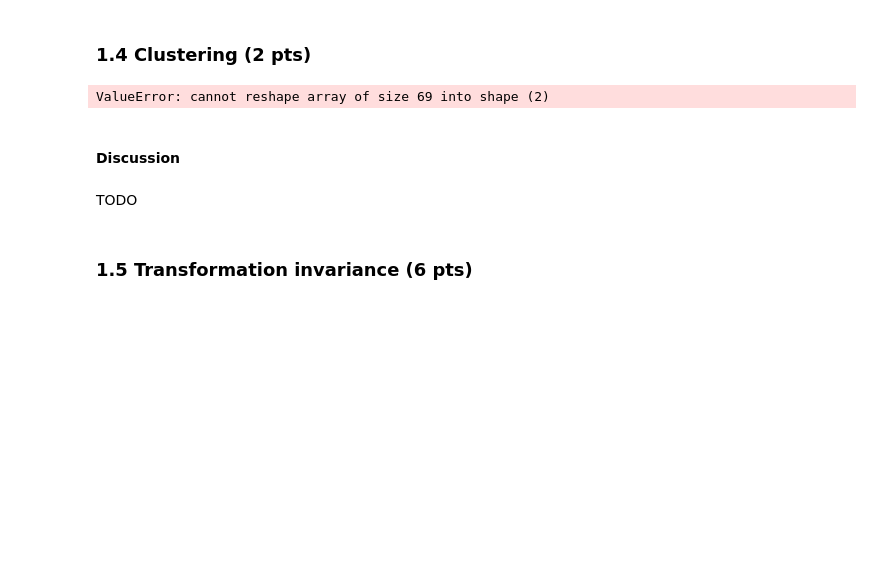
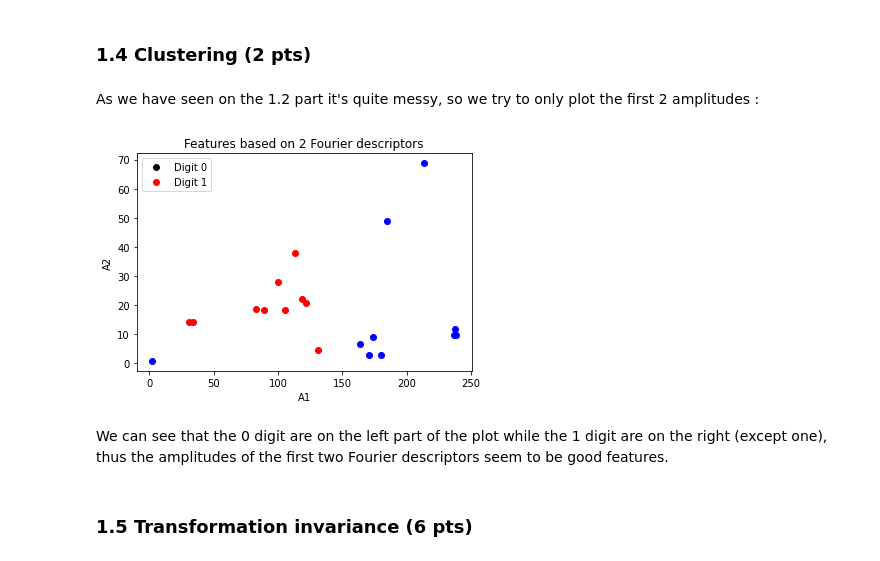
Before and after one commit to rinoago/iapr, a Jupyter notebook: labs/lab_02_object_description.ipynb, the cells around one changed output. Cells and saved outputs as stored; diff of their text form; code cells hidden in the pictures; blank space fills up the shorter version.

```diff
--- a/labs/lab_02_object_description.ipynb
+++ b/labs/lab_02_object_description.ipynb
@@ -430,16 +424,2 @@ TODO
 # %% [markdown]
 ### 1.4 Clustering (2 pts)
-# %%
-# Extract 2D feature vectors
-zero_features = np.abs(fourrier(zero).reshape(-1, 2)[:, :2])
-one_features = np.abs(fourrier(one).reshape(-1, 2)[:, :2])
-
-# Plot feature vectors
-plt.scatter(zero_features[:, 0], zero_features[:, 1], label='Zero')
-plt.scatter(one_features[:, 0], one_features[:, 1], label='One')
-plt.xlabel('Frequency 1')
-plt.ylabel('Frequency 2')
-plt.legend()
-plt.show()
-# %% [output]
-ValueError: cannot reshape array of size 69 into shape (2)
@@ -466,7 +426,45 @@ plt.show()
-# %% [markdown]
-#### Discussion
-# %% [markdown]
-TODO
+# %% [markdown]
+As we have seen on the 1.2 part it's quite messy, so we try to only plot the first 2 amplitudes :
+# %%
+def plotFourier(zeros, ones, name0=zeros_names, name1=ones_names, handle_legend=legend_elements):
+    plt.figure()
+    plt.xlabel('A1')
+    plt.ylabel('A2')
+    plt.legend(handles=handle_legend)
+    plt.title("Features based on 2 Fourier descriptors")
+
+    # First feature for all "0"s
+    zeros_f1 = []
+    # Second feature for all "0"s
+    zeros_f2 = []
+    # Fist feature for all "1"s
+    ones_f1 = []
+    # Second feature for all "1"s
+    ones_f2 = []
+
+    for im0, im1, nm0, nm1 in zip(zeros, ones, name0, name1):
+
+        # Digit 0
+        fft0 = fourrier(im0)
+        A1_0 = abs(fft0[1]) # First amplitude
+        A2_0 = abs(fft0[2]) # Second amplitude
+        zeros_f1.append(A1_0)
+        zeros_f2.append(A2_0)
+        plt.scatter(A1_0, A2_0, c='r')
+
+        # Digit 1
+        fft1 = fourrier(im1)
+        A1_1 = abs(fft1[1]) # First amplitude
+        A2_1 = abs(fft1[2]) # Second amplitude
+        ones_f1.append(A1_1)
+        ones_f2.append(A2_1)
+        plt.scatter(A1_1, A2_1, c='b')
+
+plotFourier(zero_cont, ones_cont)
+# %% [output]
+[figure, added]
+# %% [markdown]
+We can see that the 0 digit are on the left part of the plot while the 1 digit are on the right (except one), thus the amplitudes of the first two Fourier descriptors seem to be good features.
 # %% [markdown]
 ### 1.5 Transformation invariance (6 pts)
 # %% [markdown]
```
Also changed, not shown: parts of 18 cells of this notebook.
